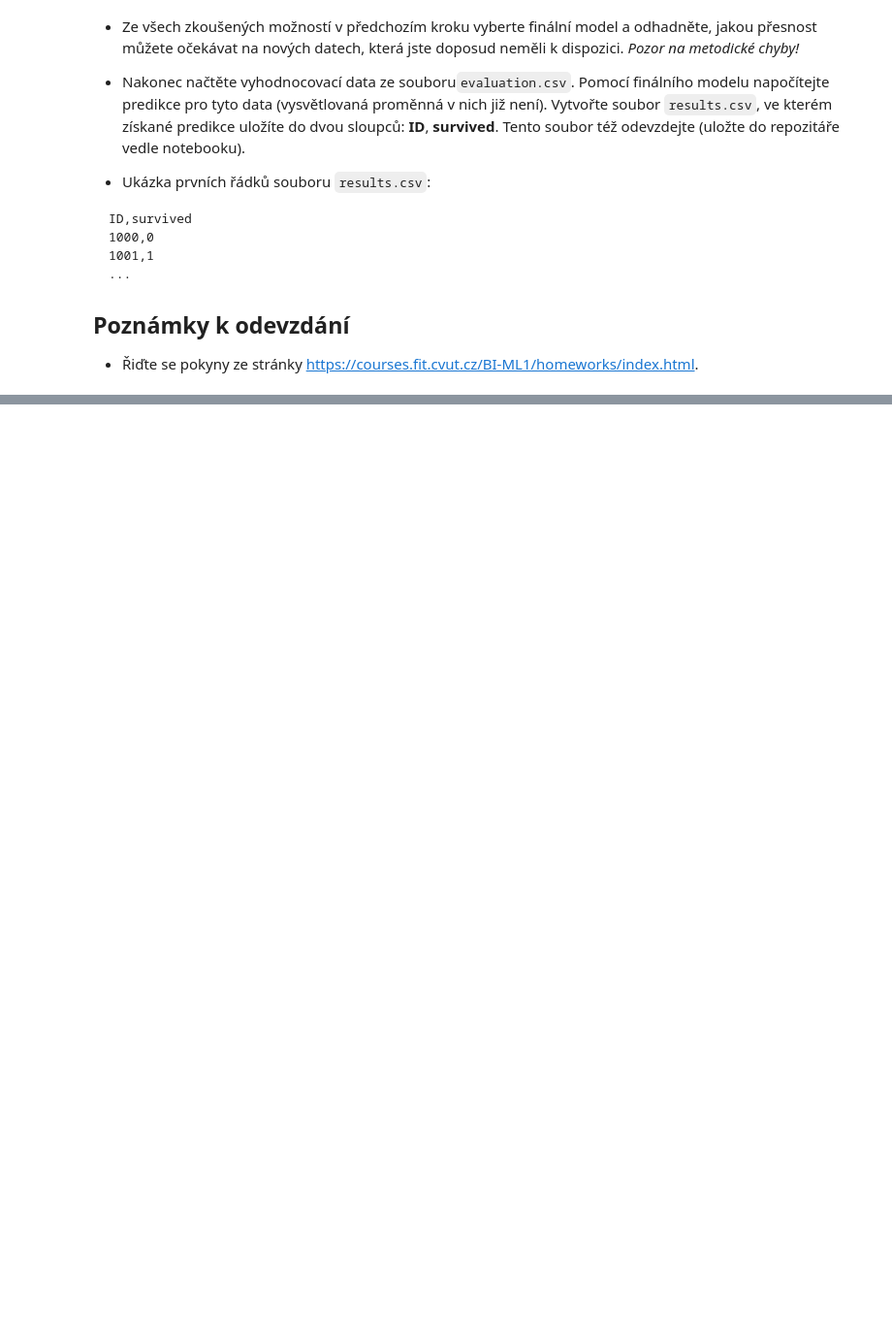
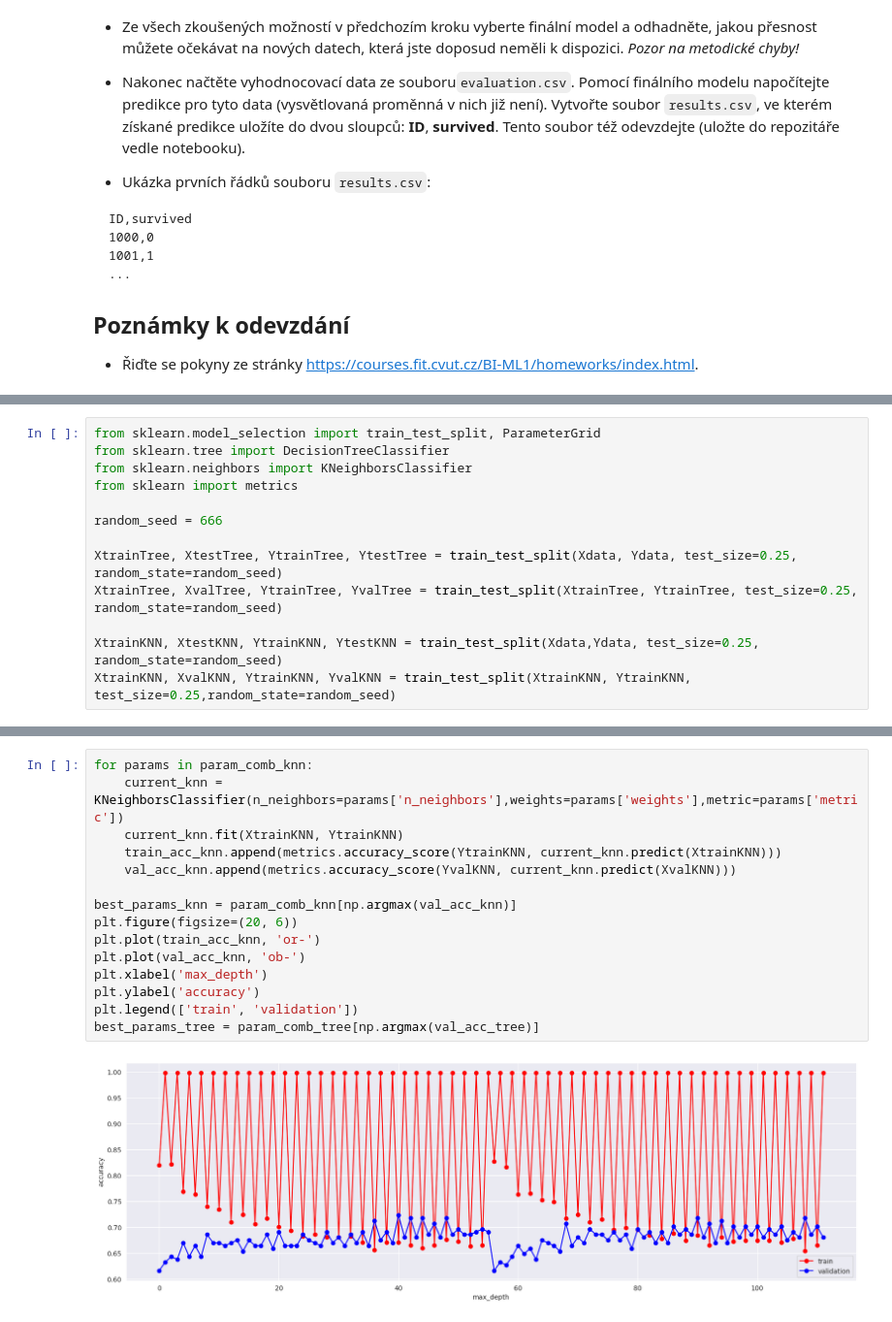
Before and after one commit to xsenyaaax/bi-ml1-2023, a Jupyter notebook: 01/homework_01.ipynb, the cells around one changed output, grey strips where cells are left out. Shown at 97% size. Cells and saved outputs as stored; diff of their text form; blank space fills up the shorter version.

```diff
--- a/01/homework_01.ipynb
+++ b/01/homework_01.ipynb
@@ -67,0 +186,13 @@ ID,survived
+# %%
+from sklearn.model_selection import train_test_split, ParameterGrid
+from sklearn.tree import DecisionTreeClassifier
+from sklearn.neighbors import KNeighborsClassifier
+from sklearn import metrics
+
+random_seed = 666
+
+XtrainTree, XtestTree, YtrainTree, YtestTree = train_test_split(Xdata, Ydata, test_size=0.25, random_state=random_seed)
+XtrainTree, XvalTree, YtrainTree, YvalTree = train_test_split(XtrainTree, YtrainTree, test_size=0.25, random_state=random_seed)
+
+XtrainKNN, XtestKNN, YtrainKNN, YtestKNN = train_test_split(Xdata,Ydata, test_size=0.25, random_state=random_seed)
+XtrainKNN, XvalKNN, YtrainKNN, YvalKNN = train_test_split(XtrainKNN, YtrainKNN, test_size=0.25,random_state=random_seed)
@@ -67,0 +235,17 @@ ID,survived
+# %%
+for params in param_comb_knn:
+    current_knn = KNeighborsClassifier(n_neighbors=params['n_neighbors'],weights=params['weights'],metric=params['metric'])
+    current_knn.fit(XtrainKNN, YtrainKNN)
+    train_acc_knn.append(metrics.accuracy_score(YtrainKNN, current_knn.predict(XtrainKNN)))
+    val_acc_knn.append(metrics.accuracy_score(YvalKNN, current_knn.predict(XvalKNN)))
+
+best_params_knn = param_comb_knn[np.argmax(val_acc_knn)]
+plt.figure(figsize=(20, 6))
+plt.plot(train_acc_knn, 'or-')
+plt.plot(val_acc_knn, 'ob-')
+plt.xlabel('max_depth')
+plt.ylabel('accuracy')
+plt.legend(['train', 'validation'])
+best_params_tree = param_comb_tree[np.argmax(val_acc_tree)]
+# %% [output]
+[figure, added]
```
Also changed, not shown: parts of 14 cells of this notebook.
